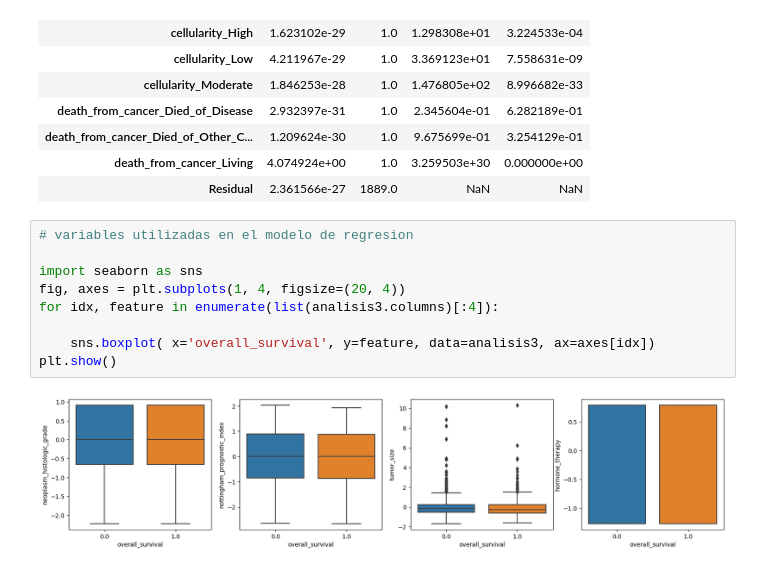
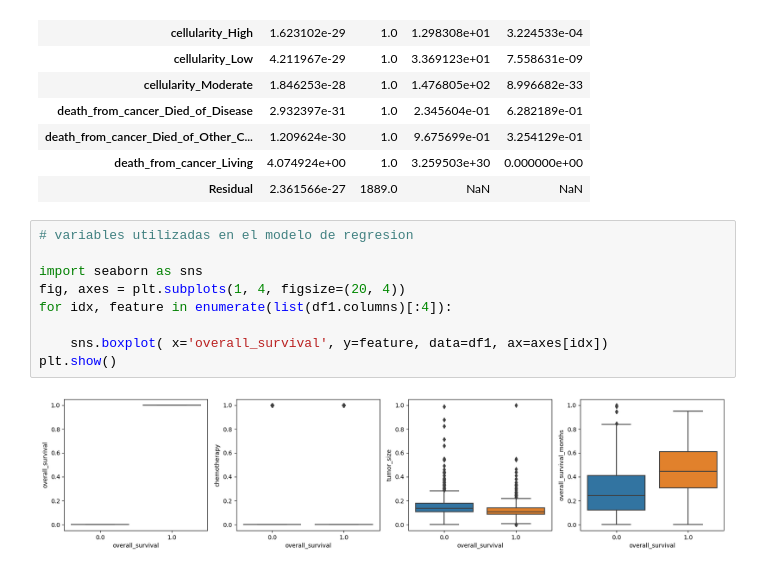
Before and after one commit to diazgaby/MachineLearning_Pregrado, a Jupyter notebook: comp.ipynb, the cells around one changed output. Saved outputs shown, nothing was run; the diff lists cells and outputs as text.

```diff
--- a/comp.ipynb
+++ b/comp.ipynb
@@ -595,11 +733,11 @@ tabla_anova
 # %%
 # variables utilizadas en el modelo de regresion
 
 import seaborn as sns
 fig, axes = plt.subplots(1, 4, figsize=(20, 4))
-for idx, feature in enumerate(list(analisis3.columns)[:4]):
+for idx, feature in enumerate(list(df1.columns)[:4]):
 
-    sns.boxplot( x='overall_survival', y=feature, data=analisis3, ax=axes[idx])
+    sns.boxplot( x='overall_survival', y=feature, data=df1, ax=axes[idx])
 plt.show()
 # %% [output]
-[figure, old version]
+[figure, new version]
```
Also changed, not shown: parts of 24 cells of this notebook.
